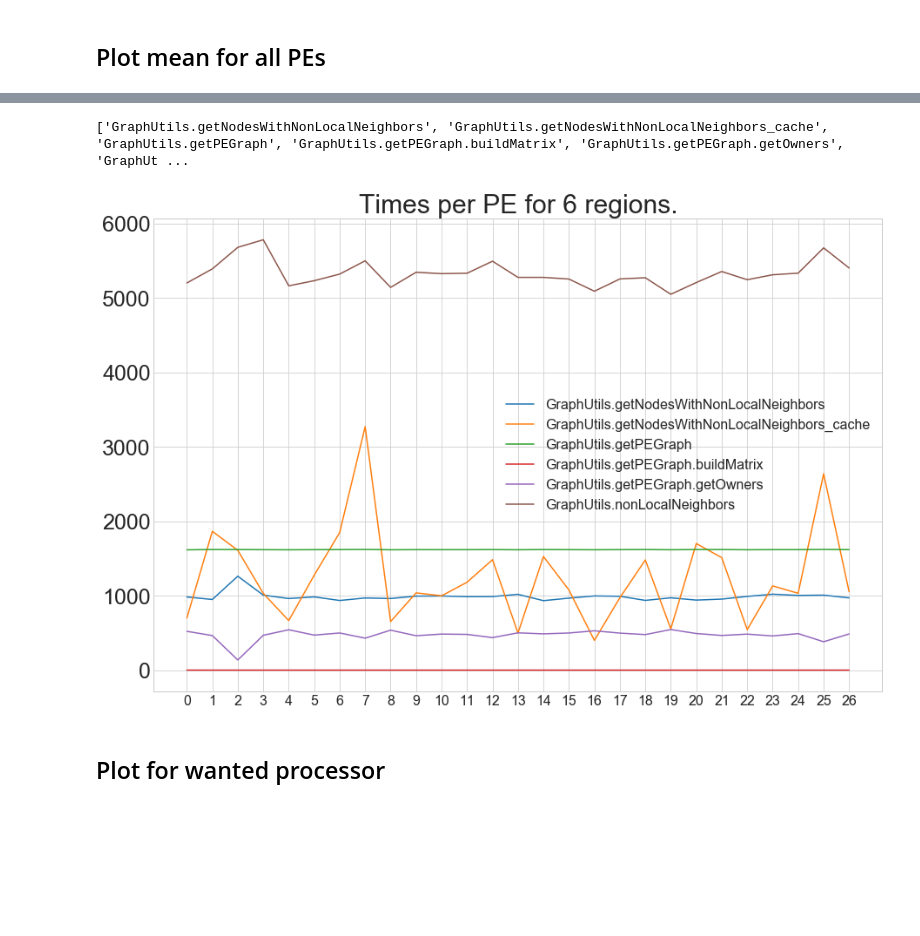
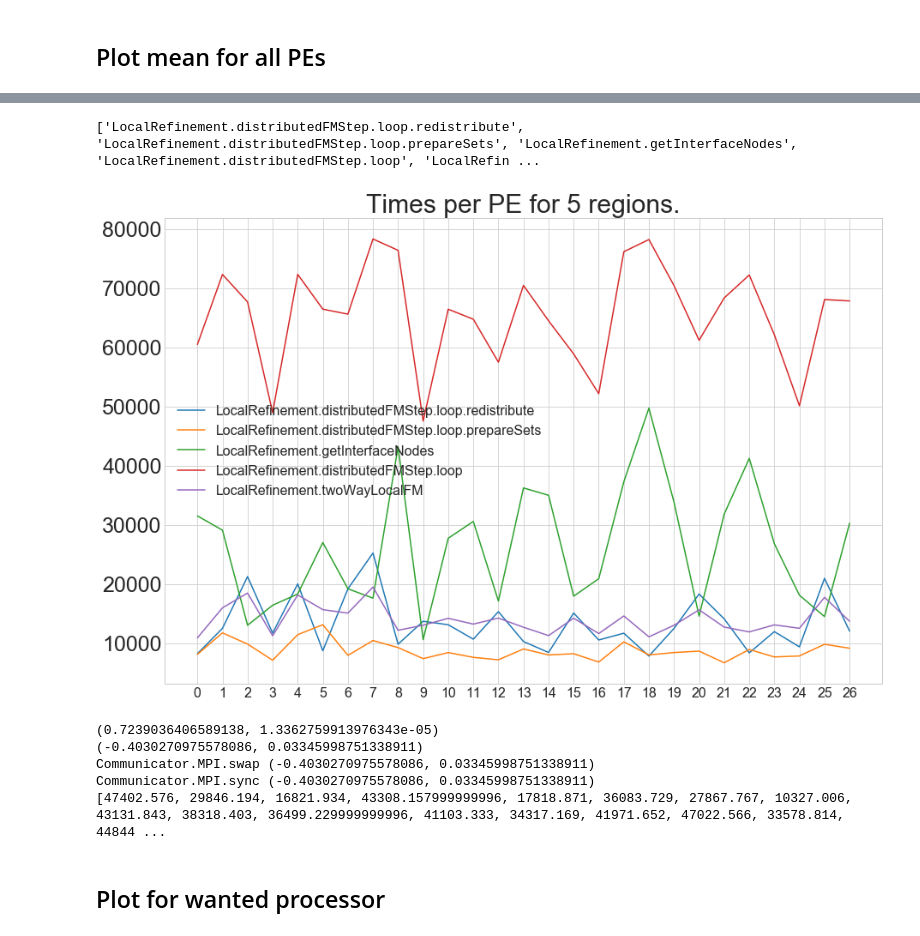
Before and after one commit to hu-macsy/geographer, a Jupyter notebook: tools/Visualize_scai_tracing.ipynb, the cells around one changed output, grey strips where cells are left out. Cells and saved outputs as stored; diff of their text form; code cells hidden in the pictures; blank space fills up the shorter version.

```diff
--- a/tools/Visualize_scai_tracing.ipynb
+++ b/tools/Visualize_scai_tracing.ipynb
@@ -62,7 +62,7 @@ def getAllTimes( directory, wantedClasses):
 # wantedPEs, a list of numbers for the wanted PEs to plot
 # wantedRegions, the names of the wanted regions to plot
 
-def plotWantedPEsWantedRegions( allTimes, wantedPEs, wantedRegions , plotPerWhat="pe"):
+def plotWantedPEsWantedRegions( allTimes, wantedPEs, wantedRegions , plotPerWhat="pe", normalize=False, additionalData=[] ):
     numWantedPEs = len(wantedPEs)
     numWantedRegions = len(wantedRegions)
 
@@ -73,14 +73,12 @@ def plotWantedPEsWantedRegions( allTimes, wantedPEs, wantedRegions , plotPerWhat
         if ( int(t[0]) in wantedPEs) and (t[1] in wantedRegions):
             wantedTimes.append(t)
 
-    #timesPerPE = dict()
-
     timesPerPE = [ [] for i in range(numWantedPEs)]
     thisPE = -1
     #remember: in allTimes, data are sorted by PE rank. Also, the regions
     #appear in the same order
     for wt in wantedTimes:
-        thisPE = int(wt[0]) #this does not work if wanted PEs is not all
+        thisPE = int(wt[0])
         thisPEind = wantedPEs.index(thisPE)
         region = wt[1]
         inclTime = float(wt[2])
@@ -93,6 +91,7 @@ def plotWantedPEsWantedRegions( allTimes, wantedPEs, wantedRegions , plotPerWhat
 
     # transpose in order to plot per region
     timePerRegion = { name:[] for name in wantedRegions}
+    maxTimePerRegion = { name:0 for name in wantedRegions}
 
     for wt in timesPerPE:
         # a file for some PE may be missing
@@ -104,7 +103,16 @@ def plotWantedPEsWantedRegions( allTimes, wantedPEs, wantedRegions , plotPerWhat
         for j in range(numWantedRegions):
             region = wt[j][0]
             value =  wt[j][1]
+            if value>maxTimePerRegion[region]:
+                maxTimePerRegion[region]=value
             timePerRegion[region].append( value )
+
+    if normalize:
+        for region in wantedRegions:
+            timePerRegion[region] = [ x/maxTimePerRegion[region] for x in timePerRegion[region] ]
+        if len(additionalData)>0:
+            maxData = max(additionalData)
+            additionalData = [x/maxData for x in additionalData]
 
     #print( timePerRegion )
 
@@ -139,15 +147,18 @@ def plotWantedPEsWantedRegions( allTimes, wantedPEs, wantedRegions , plotPerWhat
         print("Wrong value for parameter 'plotPerWhat', acceptable values are 'pe' or 'region' ")
         exit(-1)
 
+    if len(additionalData)>0:
+        plt.plot(additionalData, label="additional data")
+
     plt.legend(fontsize=16)
     plt.show()
 # %% [markdown]
 # Gather tracing information
 # %%
-#traceDir = "/home/harry/supermuc/geographer_experiments/base-run/jobOutputs/"
-traceDir = "/home/harry/geographer/tracing_data/delaunay3D008M_k28/"
+traceDir = "/home/harry/supermuc/geographer_experiments/base-run/jobOutputs/"
+#traceDir = "/home/harry/geographer/tracing_data/delaunay3D008M_k28/"
 
-interestClasses = ['MultiLevel', 'LocalRefinement', 'ParcoRepart', 'GraphUtils']
+interestClasses = ['MultiLevel', 'LocalRefinement', 'ParcoRepart', 'GraphUtils', 'Communicator']
 
 allTimes = getAllTimes( traceDir, interestClasses )
 numPEs = max([int(x[0]) for x in allTimes])
@@ -254,13 +266,48 @@ plotWantedPEsWantedRegions( allTimes, allPEs, wantedRegionNames,"region")
 # %%
-#wantedRegionNames= [regionNames[17], regionNames[8], regionNames[2], regionNames[19], regionNames[23], regionNames[31]]
-#wantedRegionNames = regionNames[14:19]
-wantedRegionNames = regionNames[3:9]
+wantedRegionNames= [regionNames[26],  regionNames[23], regionNames[32], regionNames[20], regionNames[45] ]
+
+#wantedRegionNames = regionNames[20:29]
+#del wantedRegionNames[1]
+
+#wantedRegionNames = regionNames[26:29]
+
+%store -r degScores
+f = 3000
+ampDeg = [x*f for x in degScores]
+
 #wantedRegionNames.append( regionNames[53] )
 print( wantedRegionNames )
-plotWantedPEsWantedRegions( allTimes, allPEs, wantedRegionNames,"pe")
+plotWantedPEsWantedRegions( allTimes, allPEs, wantedRegionNames, "pe", False)
 # %% [output]
-['GraphUtils.getNodesWithNonLocalNeighbors', 'GraphUtils.getNodesWithNonLocalNeighbors_cache', 'GraphUtils.getPEGraph', 'GraphUtils.getPEGraph.buildMatrix', 'GraphUtils.getPEGraph.getOwners', 'GraphUt ...
+['LocalRefinement.distributedFMStep.loop.redistribute', 'LocalRefinement.distributedFMStep.loop.prepareSets', 'LocalRefinement.getInterfaceNodes', 'LocalRefinement.distributedFMStep.loop', 'LocalRefin ...
-[figure, old version]
+[figure, new version]
+# %%
+from scipy.stats.stats import pearsonr
+
+region = "LocalRefinement.distributedFMStep.loop.redistribute"
+regionTimes = [ float(x[2]) for x in allTimes if x[1]==region ]
+print( pearsonr(regionTimes, degScores) )
+
+region = "LocalRefinement.getInterfaceNodes"
+regionTimes = [ float(x[2]) for x in allTimes if x[1]==region ]
+print( pearsonr(regionTimes, degScores) )
+
+region = "Communicator.MPI.swap"
+regionTimesSwap = [ float(x[2]) for x in allTimes if x[1]==region ]
+print( region, pearsonr(regionTimes, degScores) )
+
+region = "Communicator.MPI.sync"
+regionTimesSync = [ float(x[2]) for x in allTimes if x[1]==region ]
+print( region,  pearsonr(regionTimes, degScores) )
+
+syncAndSwap = [sum(x) for x in zip(regionTimesSwap, regionTimesSync)]
+print( syncAndSwap )
+# %% [output]
+(0.7239036406589138, 1.3362759913976343e-05)
+(-0.4030270975578086, 0.03345998751338911)
+Communicator.MPI.swap (-0.4030270975578086, 0.03345998751338911)
+Communicator.MPI.sync (-0.4030270975578086, 0.03345998751338911)
+[47402.576, 29846.194, 16821.934, 43308.157999999996, 17818.871, 36083.729, 27867.767, 10327.006, 43131.843, 38318.403, 36499.229999999996, 41103.333, 34317.169, 41971.652, 47022.566, 33578.814, 44844 ...
 # %% [markdown]
 ## Plot for wanted processor
 # %%
```
Also changed, not shown: parts of 6 cells of this notebook, 2 other files.
